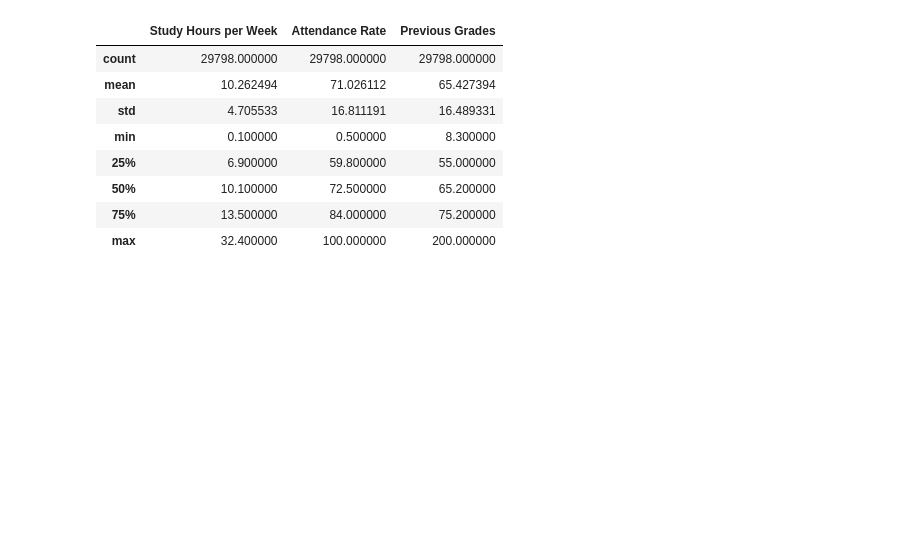
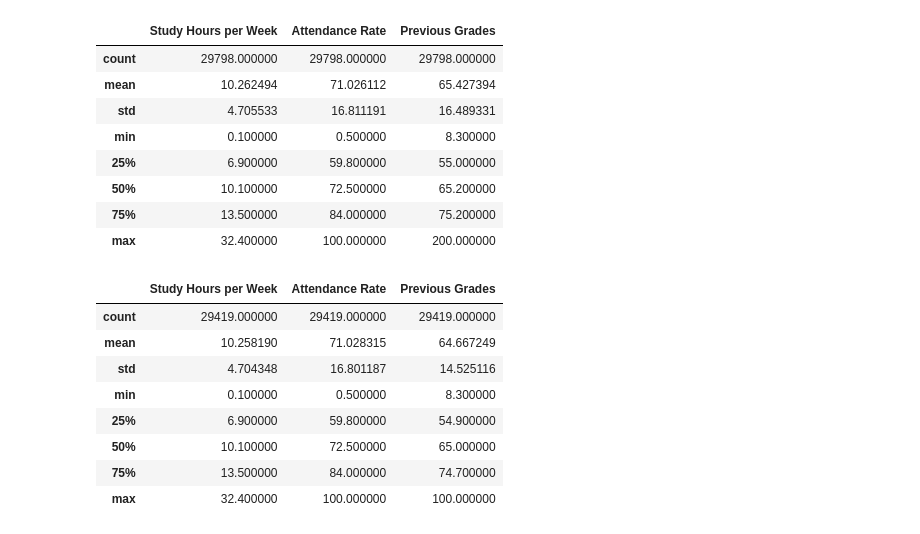
Before and after one commit to Kaushall-raut/vautech_task_ML_06, a Jupyter notebook: student_performance.ipynb, the cells around one changed output. Cells and saved outputs as stored; diff of their text form; code cells hidden in the pictures; blank space fills up the shorter version.

```diff
--- a/student_performance.ipynb
+++ b/student_performance.ipynb
@@ -90,4 +90,16 @@ df.describe()
 | 75% | 13.500000 | 84.000000 | 75.200000 |
 | max | 32.400000 | 100.000000 | 200.000000 |
 # %%
-df=df[df[]]
+df=df[df['Previous Grades']<=100]
+# %%
+df.describe()
+# %% [output]
+|  | Study Hours per Week | Attendance Rate | Previous Grades |
+| count | 29419.000000 | 29419.000000 | 29419.000000 |
+| mean | 10.258190 | 71.028315 | 64.667249 |
+| std | 4.704348 | 16.801187 | 14.525116 |
+| min | 0.100000 | 0.500000 | 8.300000 |
+| 25% | 6.900000 | 59.800000 | 54.900000 |
+| 50% | 10.100000 | 72.500000 | 65.000000 |
+| 75% | 13.500000 | 84.000000 | 74.700000 |
+| max | 32.400000 | 100.000000 | 100.000000 |
```
